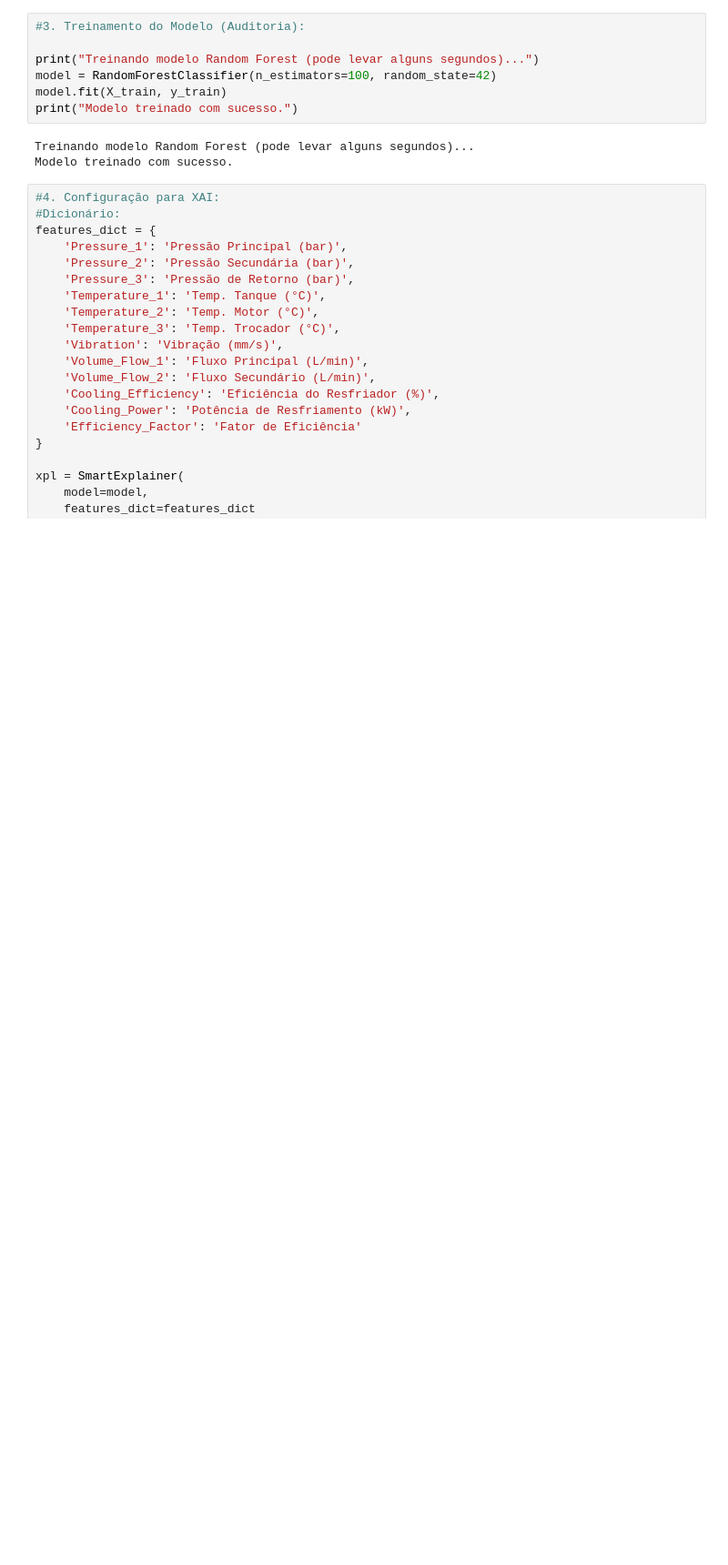
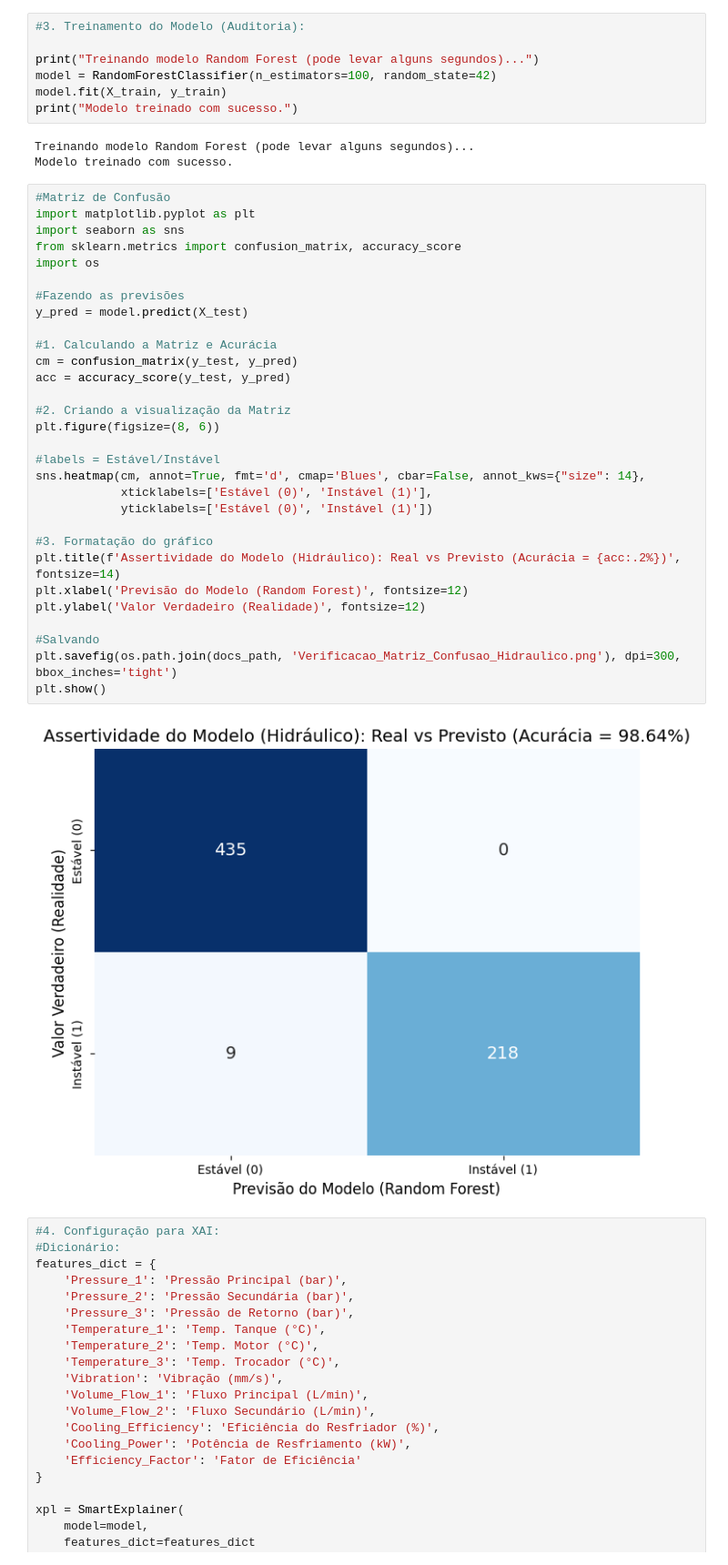
Before and after one commit to JRicLP/PIBIC-XAI-Industry5.0, a Jupyter notebook: notebooks/06_auditoria_tecnica_hidraulico.ipynb, the cells around one changed output. Shown at 91% size. Cells and saved outputs as stored; diff of their text form; blank space fills up the shorter version.

Commit message:
Implementação de análise de resultados (Matriz de Confusão e Análise de Regressão), Limpeza de Código

```diff
--- a/notebooks/06_auditoria_tecnica_hidraulico.ipynb
+++ b/notebooks/06_auditoria_tecnica_hidraulico.ipynb
@@ -48,6 +48,38 @@ print("Modelo treinado com sucesso.")
 # %% [output]
 Treinando modelo Random Forest (pode levar alguns segundos)...
 Modelo treinado com sucesso.
+# %%
+#Matriz de Confusão
+import matplotlib.pyplot as plt
+import seaborn as sns
+from sklearn.metrics import confusion_matrix, accuracy_score
+import os
+
+#Fazendo as previsões
+y_pred = model.predict(X_test)
+
+#1. Calculando a Matriz e Acurácia
+cm = confusion_matrix(y_test, y_pred)
+acc = accuracy_score(y_test, y_pred)
+
+#2. Criando a visualização da Matriz
+plt.figure(figsize=(8, 6))
+
+#labels = Estável/Instável
+sns.heatmap(cm, annot=True, fmt='d', cmap='Blues', cbar=False, annot_kws={"size": 14},
+            xticklabels=['Estável (0)', 'Instável (1)'],
+            yticklabels=['Estável (0)', 'Instável (1)'])
+
+#3. Formatação do gráfico
+plt.title(f'Assertividade do Modelo (Hidráulico): Real vs Previsto (Acurácia = {acc:.2%})', fontsize=14)
+plt.xlabel('Previsão do Modelo (Random Forest)', fontsize=12)
+plt.ylabel('Valor Verdadeiro (Realidade)', fontsize=12)
+
+#Salvando
+plt.savefig(os.path.join(docs_path, 'Verificacao_Matriz_Confusao_Hidraulico.png'), dpi=300, bbox_inches='tight')
+plt.show()
+# %% [output]
+[figure, added]
 # %%
 #4. Configuração para XAI:
 #Dicionário:
```
Also changed, not shown: 12 other files.
